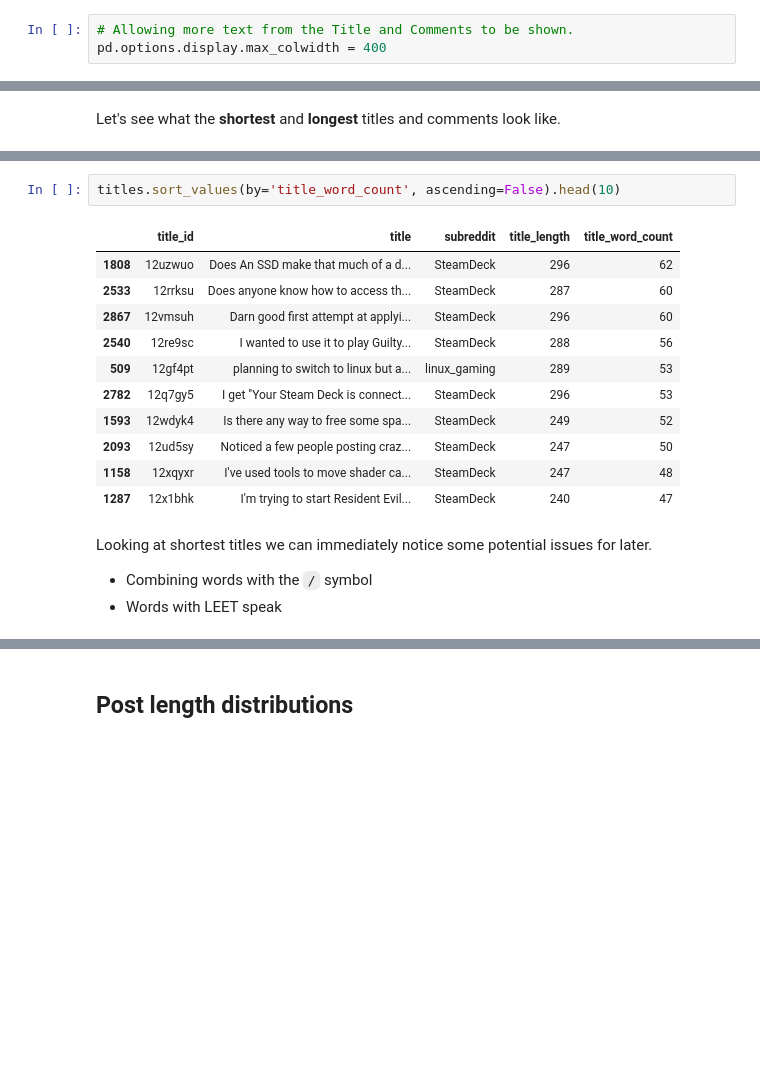
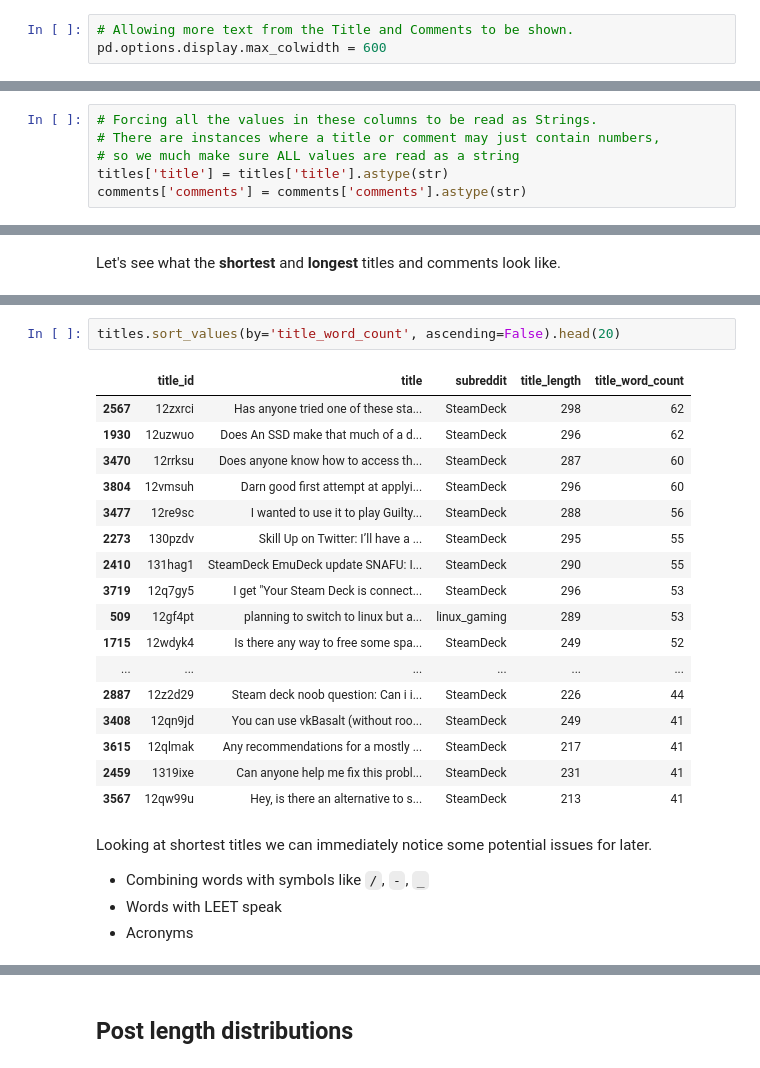
Before and after one commit to EKYS12/NLP_Reddit_linux_gaming_and_Steamdeck, a Jupyter notebook: notebooks/eda.ipynb, the cells around one changed output, grey strips where cells are left out. Cells and saved outputs as stored; diff of their text form; blank space fills up the shorter version.

```diff
--- a/notebooks/eda.ipynb
+++ b/notebooks/eda.ipynb
@@ -24,6 +24,6 @@ from sklearn.feature_extraction.text import CountVectorizer
 # %%
 # Allowing more text from the Title and Comments to be shown.
-pd.options.display.max_colwidth = 400
+pd.options.display.max_colwidth = 600
 # %%
 # This line is for our plot color schemes down the line.
 mpl.style.use("mocha")
@@ -80,6 +108,12 @@ Because of this imbalance of data, we will have to be more aware of our various
 # %% [markdown]
 ## Looking at lengths
 We have a good amount of titles and comments. Let's add length and word count column to get an idea of the individual sizes of the titles and comments. We can then later examine them to help us find patterns between our 2 different subreddits, and to help us spot things that should be cleaned or taken note of for later work.
+# %%
+# Forcing all the values in these columns to be read as Strings.
+# There are instances where a title or comment may just contain numbers,
+# so we much make sure ALL values are read as a string
+titles['title'] = titles['title'].astype(str)
+comments['comments'] = comments['comments'].astype(str)
 # %%
 # Adding a column for length and word count to both the title set and the comment set.
 titles['title_length'] = [len(title) for title in titles['title']]
@@ -124,19 +164,26 @@ titles.sort_values(by='title_word_count', ascending=True).head(10)
 # %%
-titles.sort_values(by='title_word_count', ascending=False).head(10)
+titles.sort_values(by='title_word_count', ascending=False).head(20)
 # %% [output]
 |  | title_id | title | subreddit | title_length | title_word_count |
-| 1808 | 12uzwuo | Does An SSD make that much of a d... | SteamDeck | 296 | 62 |
-| 2533 | 12rrksu | Does anyone know how to access th... | SteamDeck | 287 | 60 |
-| 2867 | 12vmsuh | Darn good first attempt at applyi... | SteamDeck | 296 | 60 |
-| 2540 | 12re9sc | I wanted to use it to play Guilty... | SteamDeck | 288 | 56 |
+| 2567 | 12zxrci | Has anyone tried one of these sta... | SteamDeck | 298 | 62 |
+| 1930 | 12uzwuo | Does An SSD make that much of a d... | SteamDeck | 296 | 62 |
+| 3470 | 12rrksu | Does anyone know how to access th... | SteamDeck | 287 | 60 |
+| 3804 | 12vmsuh | Darn good first attempt at applyi... | SteamDeck | 296 | 60 |
+| 3477 | 12re9sc | I wanted to use it to play Guilty... | SteamDeck | 288 | 56 |
+| 2273 | 130pzdv | Skill Up on Twitter: I’ll have a ... | SteamDeck | 295 | 55 |
+| 2410 | 131hag1 | SteamDeck EmuDeck update SNAFU: I... | SteamDeck | 290 | 55 |
+| 3719 | 12q7gy5 | I get "Your Steam Deck is connect... | SteamDeck | 296 | 53 |
 | 509 | 12gf4pt | planning to switch to linux but a... | linux_gaming | 289 | 53 |
-| 2782 | 12q7gy5 | I get "Your Steam Deck is connect... | SteamDeck | 296 | 53 |
-| 1593 | 12wdyk4 | Is there any way to free some spa... | SteamDeck | 249 | 52 |
-| 2093 | 12ud5sy | Noticed a few people posting craz... | SteamDeck | 247 | 50 |
-| 1158 | 12xqyxr | I've used tools to move shader ca... | SteamDeck | 247 | 48 |
-| 1287 | 12x1bhk | I'm trying to start Resident Evil... | SteamDeck | 240 | 47 |
+| 1715 | 12wdyk4 | Is there any way to free some spa... | SteamDeck | 249 | 52 |
+| ... | ... | ... | ... | ... | ... |
+| 2887 | 12z2d29 | Steam deck noob question: Can i i... | SteamDeck | 226 | 44 |
+| 3408 | 12qn9jd | You can use vkBasalt (without roo... | SteamDeck | 249 | 41 |
+| 3615 | 12qlmak | Any recommendations for a mostly ... | SteamDeck | 217 | 41 |
+| 2459 | 1319ixe | Can anyone help me fix this probl... | SteamDeck | 231 | 41 |
+| 3567 | 12qw99u | Hey, is there an alternative to s... | SteamDeck | 213 | 41 |
 # %% [markdown]
 Looking at shortest titles we can immediately notice some potential issues for later.
-* Combining words with the `/` symbol
+* Combining words with symbols like `/`, `-`, `_`
 * Words with LEET speak
+* Acronyms
 # %%
```
Also changed, not shown: parts of 55 cells of this notebook, 11 other files.
